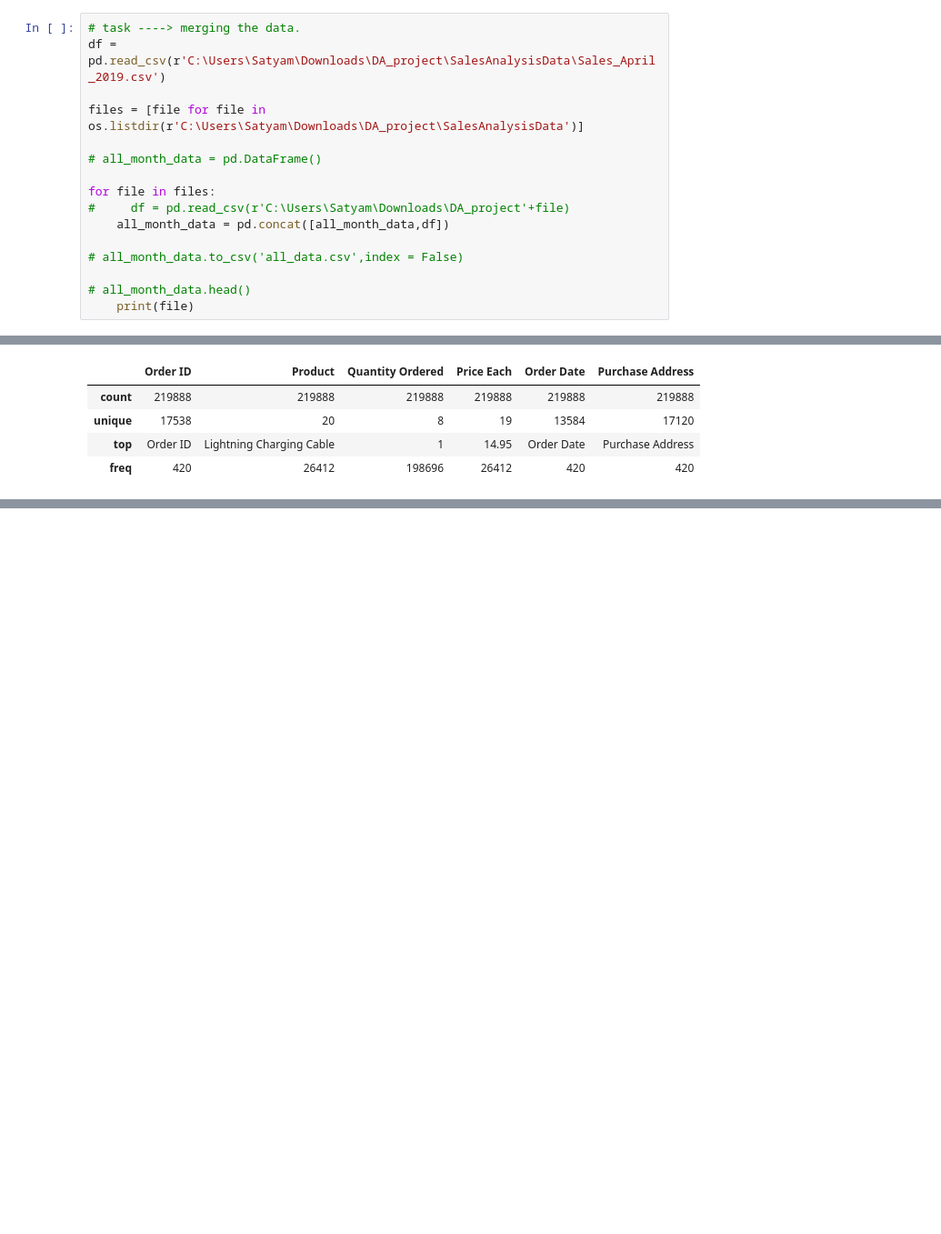
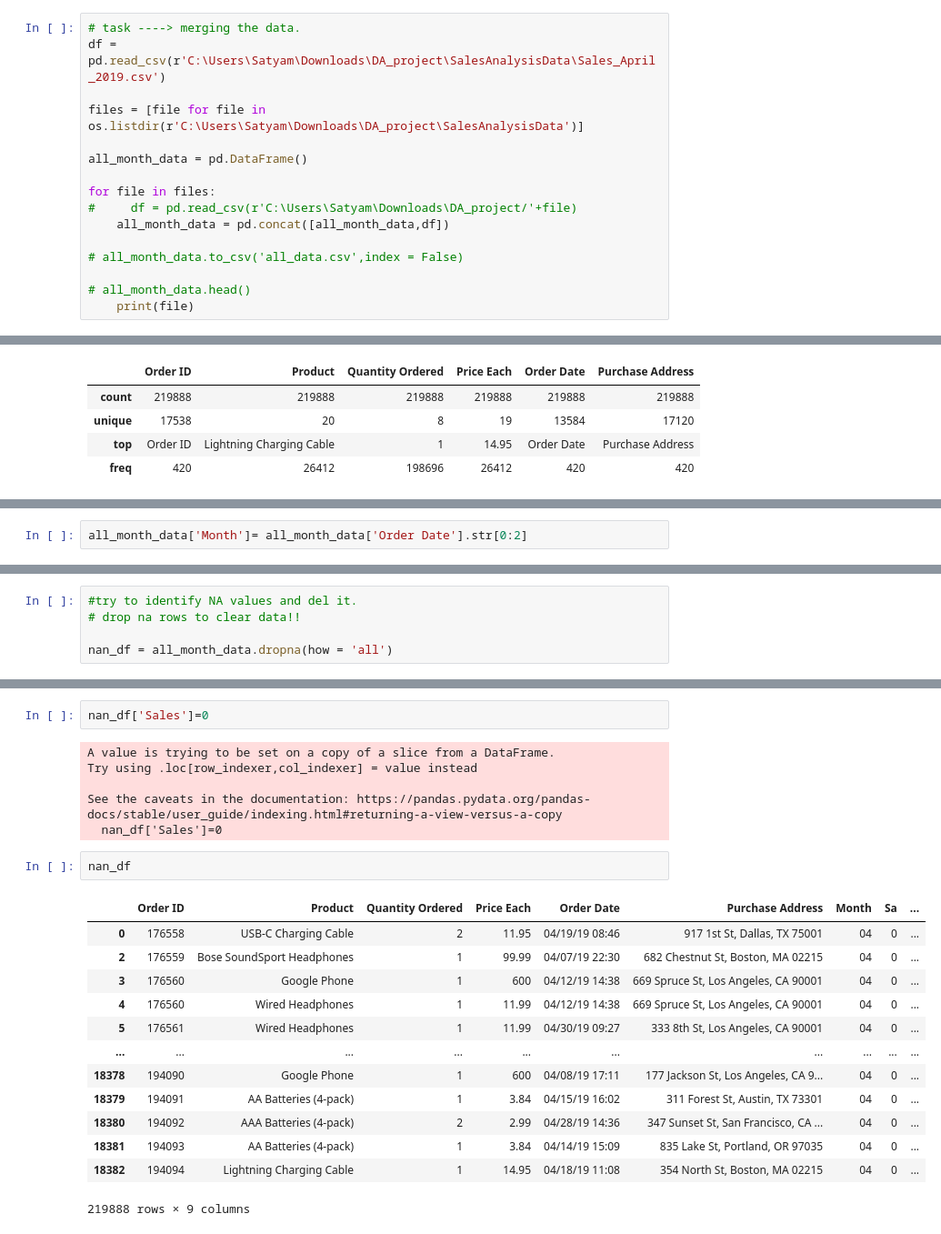
Before and after one commit to ankittrajj/WD_DA_, a Jupyter notebook: Project.ipynb, the cells around one changed output, grey strips where cells are left out. Shown at 91% size. Drawn from its saved outputs; the diff is of its cells as text; blank space fills up the shorter version.

Commit message:
updated with project part 2

```diff
--- a/Project.ipynb
+++ b/Project.ipynb
@@ -25,10 +25,10 @@ df = pd.read_csv(r'C:\Users\Satyam\Downloads\DA_project\SalesAnalysisData\Sales_
 
 files = [file for file in os.listdir(r'C:\Users\Satyam\Downloads\DA_project\SalesAnalysisData')]
 
-# all_month_data = pd.DataFrame()
+all_month_data = pd.DataFrame()
 
 for file in files:
-#     df = pd.read_csv(r'C:\Users\Satyam\Downloads\DA_project'+file)
+#     df = pd.read_csv(r'C:\Users\Satyam\Downloads\DA_project/'+file)
     all_month_data = pd.concat([all_month_data,df])
 
 # all_month_data.to_csv('all_data.csv',index = False)
@@ -134,0 +164,2 @@ all_month_data.describe()
+# %%
+all_month_data['Month']= all_month_data['Order Date'].str[0:2]
@@ -134,0 +189,5 @@ all_month_data.describe()
+# %%
+#try to identify NA values and del it.
+# drop na rows to clear data!!
+
+nan_df = all_month_data.dropna(how = 'all')
@@ -134,0 +237,24 @@ all_month_data.describe()
+# %%
+nan_df['Sales']=0
+# %% [output]
+A value is trying to be set on a copy of a slice from a DataFrame.
+Try using .loc[row_indexer,col_indexer] = value instead
+
+See the caveats in the documentation: https://pandas.pydata.org/pandas-docs/stable/user_guide/indexing.html#returning-a-view-versus-a-copy
+  nan_df['Sales']=0
+# %%
+nan_df
+# %% [output]
+|  | Order ID | Product | Quantity Ordered | Price Each | Order Date | Purchase Address | Month | Sa | ... |
+| 0 | 176558 | USB-C Charging Cable | 2 | 11.95 | 04/19/19 08:46 | 917 1st St, Dallas, TX 75001 | 04 | 0 | ... |
+| 2 | 176559 | Bose SoundSport Headphones | 1 | 99.99 | 04/07/19 22:30 | 682 Chestnut St, Boston, MA 02215 | 04 | 0 | ... |
+| 3 | 176560 | Google Phone | 1 | 600 | 04/12/19 14:38 | 669 Spruce St, Los Angeles, CA 90001 | 04 | 0 | ... |
+| 4 | 176560 | Wired Headphones | 1 | 11.99 | 04/12/19 14:38 | 669 Spruce St, Los Angeles, CA 90001 | 04 | 0 | ... |
+| 5 | 176561 | Wired Headphones | 1 | 11.99 | 04/30/19 09:27 | 333 8th St, Los Angeles, CA 90001 | 04 | 0 | ... |
+| ... | ... | ... | ... | ... | ... | ... | ... | ... | ... |
+| 18378 | 194090 | Google Phone | 1 | 600 | 04/08/19 17:11 | 177 Jackson St, Los Angeles, CA 9... | 04 | 0 | ... |
+| 18379 | 194091 | AA Batteries (4-pack) | 1 | 3.84 | 04/15/19 16:02 | 311 Forest St, Austin, TX 73301 | 04 | 0 | ... |
+| 18380 | 194092 | AAA Batteries (4-pack) | 2 | 2.99 | 04/28/19 14:36 | 347 Sunset St, San Francisco, CA ... | 04 | 0 | ... |
+| 18381 | 194093 | AA Batteries (4-pack) | 1 | 3.84 | 04/14/19 15:09 | 835 Lake St, Portland, OR 97035 | 04 | 0 | ... |
+| 18382 | 194094 | Lightning Charging Cable | 1 | 14.95 | 04/18/19 11:08 | 354 North St, Boston, MA 02215 | 04 | 0 | ... |
+219888 rows × 9 columns
```
Also changed, not shown: parts of 16 cells of this notebook.
